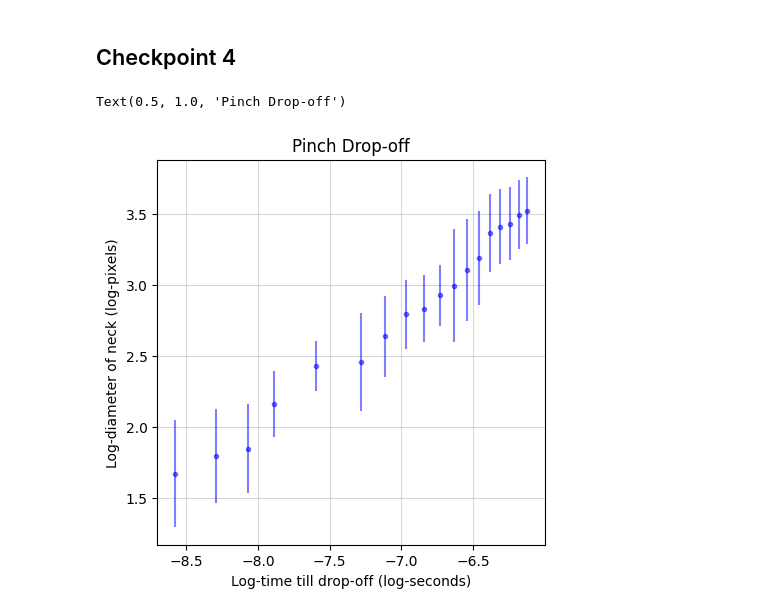
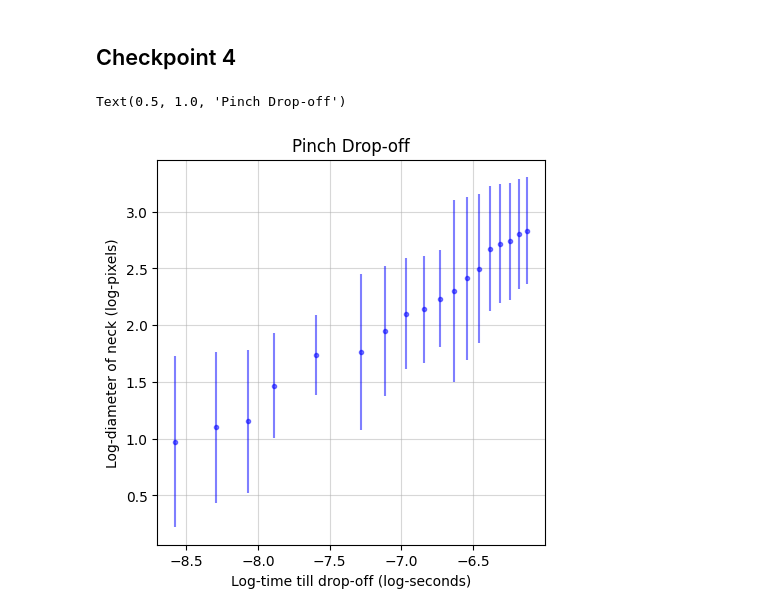
Before and after one commit to jshe2304/phys21100, a Jupyter notebook: experiment3/4.ipynb, the cells around one changed output. Cells and saved outputs as stored; diff of their text form; code cells hidden in the pictures.

```diff
--- a/experiment3/4.ipynb
+++ b/experiment3/4.ipynb
@@ -14,7 +14,7 @@ dropoff_frame = 1054
 frames = (dropoff_frame - data['frame'])
 times = frames/fps
 
-diameters = data['width']
+diameters = data['width']/2
 
 diameters_err = data['width_err']
 # %% [markdown]
@@ -22,20 +22,20 @@ diameters_err = data['width_err']
 # %%
 fig, ax = plt.subplots(figsize=(5, 5))
 
 ax.errorbar(
-    np.log(times_till_dropoff), np.log(diameters), yerr=diameters_err/diameters,
+    np.log(times), np.log(diameters), yerr=diameters_err/diameters,
     color='blue',
     alpha=0.5,
     fmt='.'
 )
 
 ax.set_xlabel('Log-time till drop-off (log-seconds)')
 ax.set_ylabel('Log-diameter of neck (log-pixels)')
 ax.grid(alpha=0.5)
 ax.set_title('Pinch Drop-off')
 # %% [output]
 Text(0.5, 1.0, 'Pinch Drop-off')
-[figure, old version]
+[figure, new version]
 # %%
 params, params_err, chisq, dof = fit(
     np.log(times), np.log(diameters), diameters_err/diameters,
```
Also changed, not shown: parts of 1 cell of this notebook, 6 other files.
